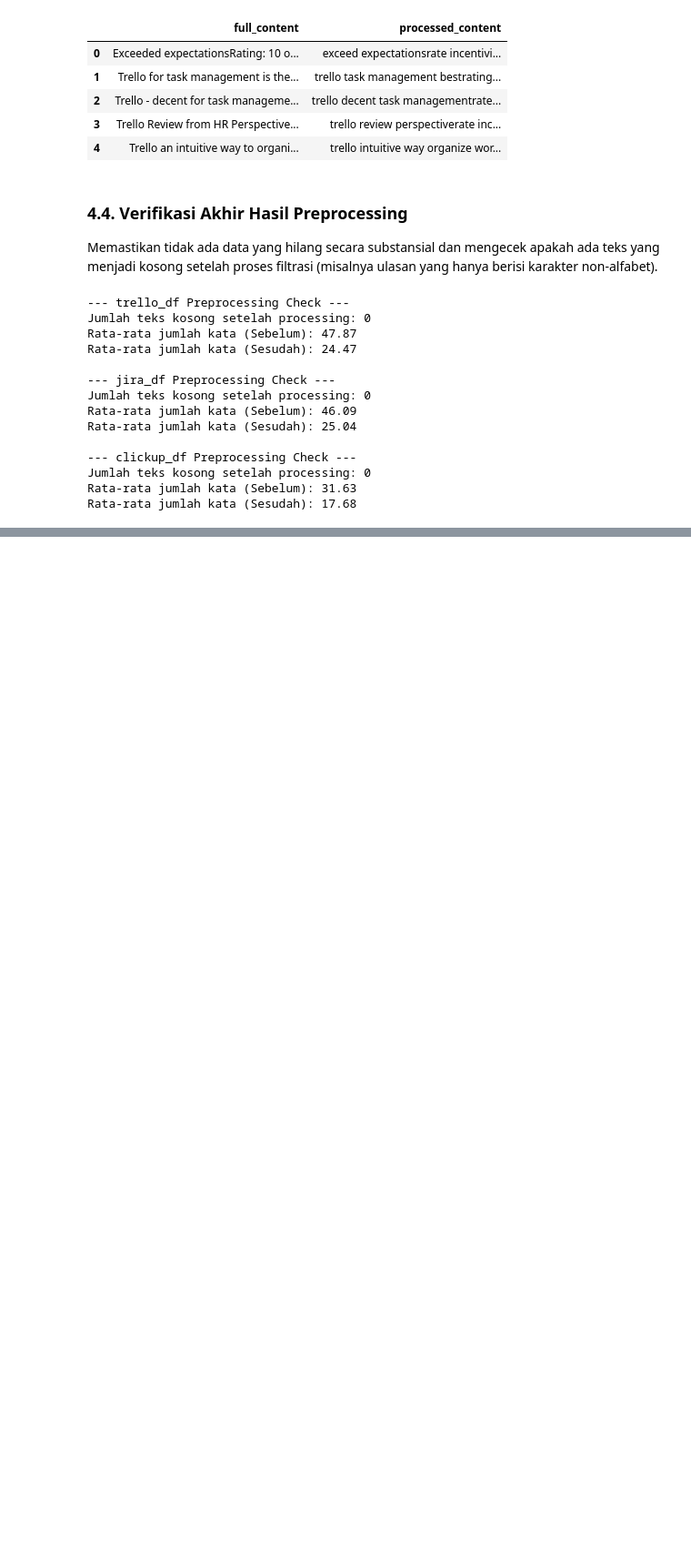
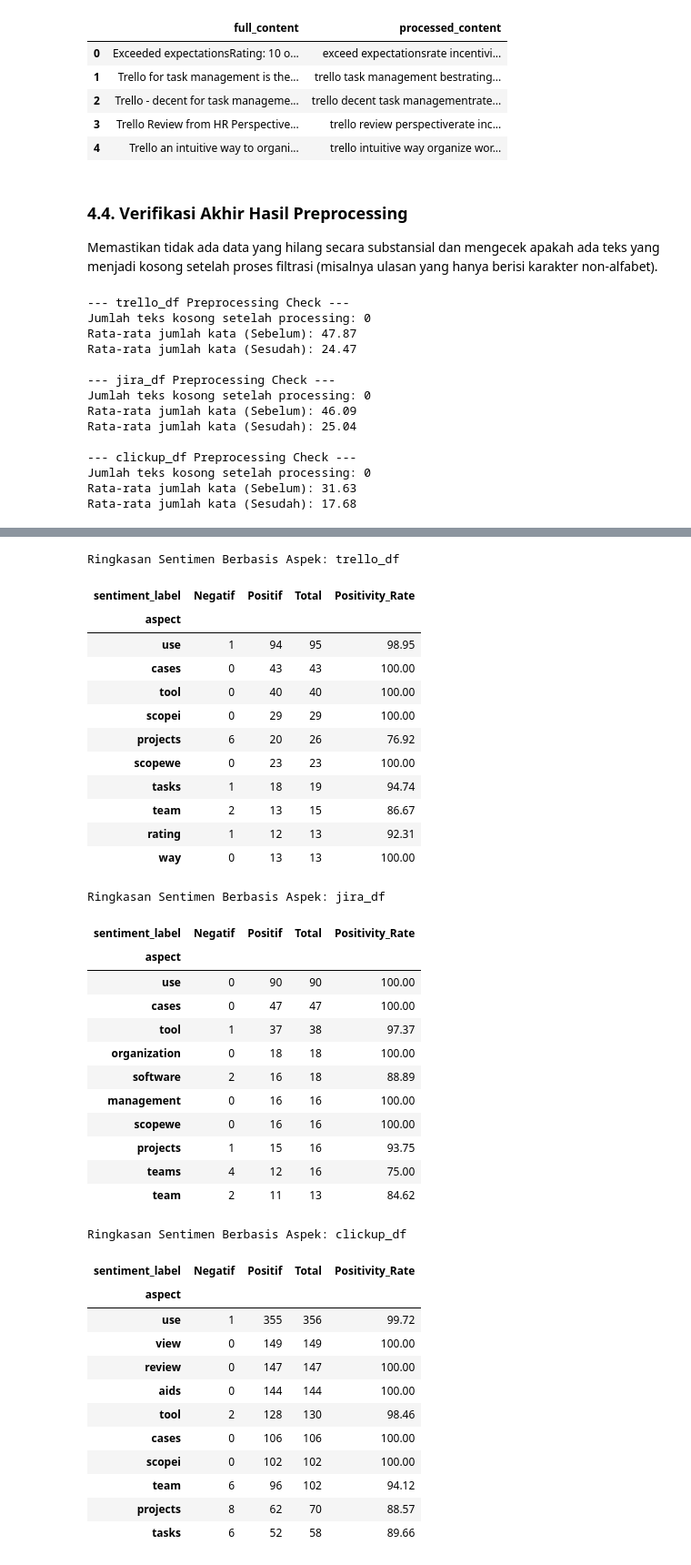
Before and after one commit to LatiefDataVisionary/pm-tools-absa-analysis, a Jupyter notebook: notebook/EDA_Clean_TrustRadius.ipynb, the cells around one changed output, grey strips where cells are left out. Shown at 91% size. Drawn from its saved outputs; the diff is of its cells as text; code cells hidden in the pictures; blank space fills up the shorter version.

Commit message:
5. Aspect-Based Sentiment Analysis (ABSA)

```diff
--- a/notebook/EDA_Clean_TrustRadius.ipynb
+++ b/notebook/EDA_Clean_TrustRadius.ipynb
@@ -496,13 +496,14 @@ import spacy
 import pandas as pd
 from tqdm import tqdm
 
-# Memastikan model bahasa Inggris spaCy tersedia
+# Memastikan model bahasa Inggris spaCy tersedia dengan parser aktif untuk ABSA
 try:
-    nlp = spacy.load('en_core_web_sm', disable=['parser', 'ner'])
+    # Kita memerlukan 'parser' untuk dependency parsing agar bisa menghubungkan Aspek dengan Deskriptor
+    nlp = spacy.load('en_core_web_sm', disable=['ner'])
 except OSError:
     import os
     os.system('python -m spacy download en_core_web_sm')
-    nlp = spacy.load('en_core_web_sm', disable=['parser', 'ner'])
+    nlp = spacy.load('en_core_web_sm', disable=['ner'])
 # %% [markdown]
 ### **4.2. Definisi Fungsi Pembersihan Teks (Cleaning & Lemmatization)**
 Kita mendefinisikan *pipeline* yang terdiri dari:
@@ -633,0 +758,71 @@ Rata-rata jumlah kata (Sesudah): 17.68
+# %%
+def summarize_aspect_sentiments(df, top_n=10):
+    """
+    Menghitung distribusi sentimen untuk aspek-aspek yang paling sering muncul.
+
+    Args:
+        df (pd.DataFrame): Dataframe hasil ABSA.
+        top_n (int): Jumlah aspek teratas yang ingin ditampilkan.
+
+    Returns:
+        pd.DataFrame: Resume statistik sentimen per aspek.
+    """
+    # Hitung frekuensi aspek
+    top_aspects = df['aspect'].value_counts().head(top_n).index
+
+    # Filter dataframe hanya untuk aspek utama
+    filtered_df = df[df['aspect'].isin(top_aspects)]
+
+    # Grouping berdasarkan aspek dan label sentimen
+    summary = filtered_df.groupby(['aspect', 'sentiment_label']).size().unstack(fill_value=0)
+
+    # Tambahkan metrik total dan persentase positif
+    summary['Total'] = summary.sum(axis=1)
+    summary['Positivity_Rate'] = (summary['Positif'] / summary['Total'] * 100).round(2)
+
+    return summary.sort_values(by='Total', ascending=False)
+
+# Menampilkan ringkasan aspek untuk tiap produk
+for name in absa_results:
+    print(f"\nRingkasan Sentimen Berbasis Aspek: {name}")
+    display(summarize_aspect_sentiments(absa_results[name]))
+# %% [output]
+Ringkasan Sentimen Berbasis Aspek: trello_df
+| sentiment_label | Negatif | Positif | Total | Positivity_Rate |
+| aspect |  |  |  |  |
+| use | 1 | 94 | 95 | 98.95 |
+| cases | 0 | 43 | 43 | 100.00 |
+| tool | 0 | 40 | 40 | 100.00 |
+| scopei | 0 | 29 | 29 | 100.00 |
+| projects | 6 | 20 | 26 | 76.92 |
+| scopewe | 0 | 23 | 23 | 100.00 |
+| tasks | 1 | 18 | 19 | 94.74 |
+| team | 2 | 13 | 15 | 86.67 |
+| rating | 1 | 12 | 13 | 92.31 |
+| way | 0 | 13 | 13 | 100.00 |
+Ringkasan Sentimen Berbasis Aspek: jira_df
+| sentiment_label | Negatif | Positif | Total | Positivity_Rate |
+| aspect |  |  |  |  |
+| use | 0 | 90 | 90 | 100.00 |
+| cases | 0 | 47 | 47 | 100.00 |
+| tool | 1 | 37 | 38 | 97.37 |
+| organization | 0 | 18 | 18 | 100.00 |
+| software | 2 | 16 | 18 | 88.89 |
+| management | 0 | 16 | 16 | 100.00 |
+| scopewe | 0 | 16 | 16 | 100.00 |
+| projects | 1 | 15 | 16 | 93.75 |
+| teams | 4 | 12 | 16 | 75.00 |
+| team | 2 | 11 | 13 | 84.62 |
+Ringkasan Sentimen Berbasis Aspek: clickup_df
+| sentiment_label | Negatif | Positif | Total | Positivity_Rate |
+| aspect |  |  |  |  |
+| use | 1 | 355 | 356 | 99.72 |
+| view | 0 | 149 | 149 | 100.00 |
+| review | 0 | 147 | 147 | 100.00 |
+| aids | 0 | 144 | 144 | 100.00 |
+| tool | 2 | 128 | 130 | 98.46 |
+| cases | 0 | 106 | 106 | 100.00 |
+| scopei | 0 | 102 | 102 | 100.00 |
+| team | 6 | 96 | 102 | 94.12 |
+| projects | 8 | 62 | 70 | 88.57 |
+| tasks | 6 | 52 | 58 | 89.66 |
```
Also changed, not shown: parts of 4 cells of this notebook.
